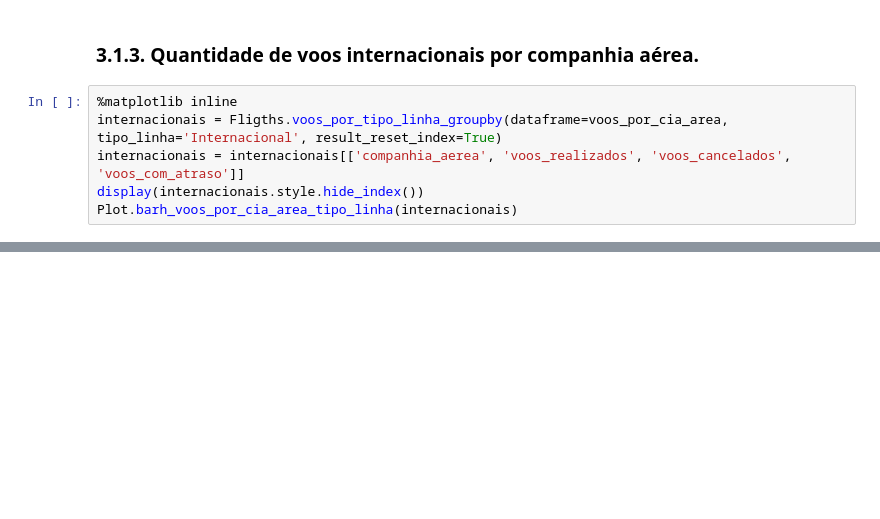
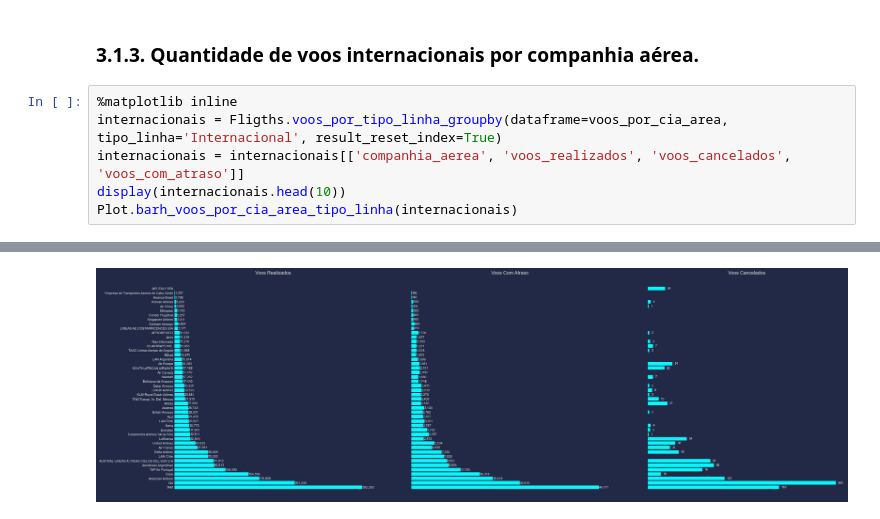
Before and after one commit to rderoncio/a3_bigdata_analisedados, a Jupyter notebook: A3/anac_análise_exploratória.ipynb, the cells around one changed output, grey strips where cells are left out. Saved outputs shown, nothing was run; the diff lists cells and outputs as text; blank space fills up the shorter version.

```diff
--- a/A3/anac_análise_exploratória.ipynb
+++ b/A3/anac_análise_exploratória.ipynb
@@ -244,5 +283,6 @@ Plot.barh_voos_por_cia_area_tipo_linha(nacionais)
 %matplotlib inline
 internacionais = Fligths.voos_por_tipo_linha_groupby(dataframe=voos_por_cia_area, tipo_linha='Internacional', result_reset_index=True)
 internacionais = internacionais[['companhia_aerea', 'voos_realizados', 'voos_cancelados', 'voos_com_atraso']]
-display(internacionais.style.hide_index())
+display(internacionais.head(10))
 Plot.barh_voos_por_cia_area_tipo_linha(internacionais)
+# %% [output]
@@ -248,0 +300 @@ Plot.barh_voos_por_cia_area_tipo_linha(internacionais)
+[figure, added]
```
Also changed, not shown: parts of 5 cells of this notebook.
